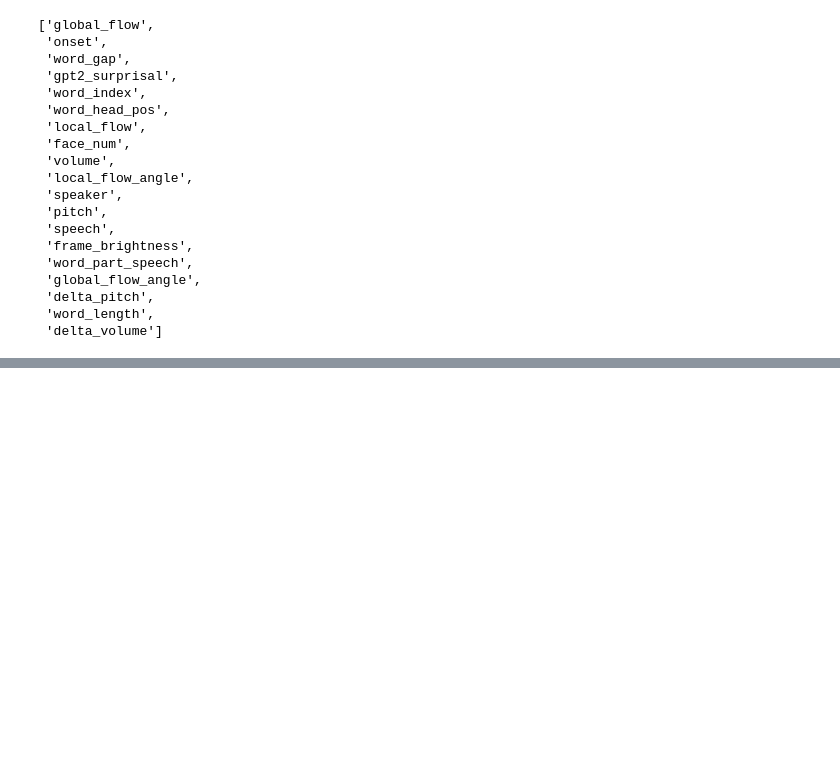
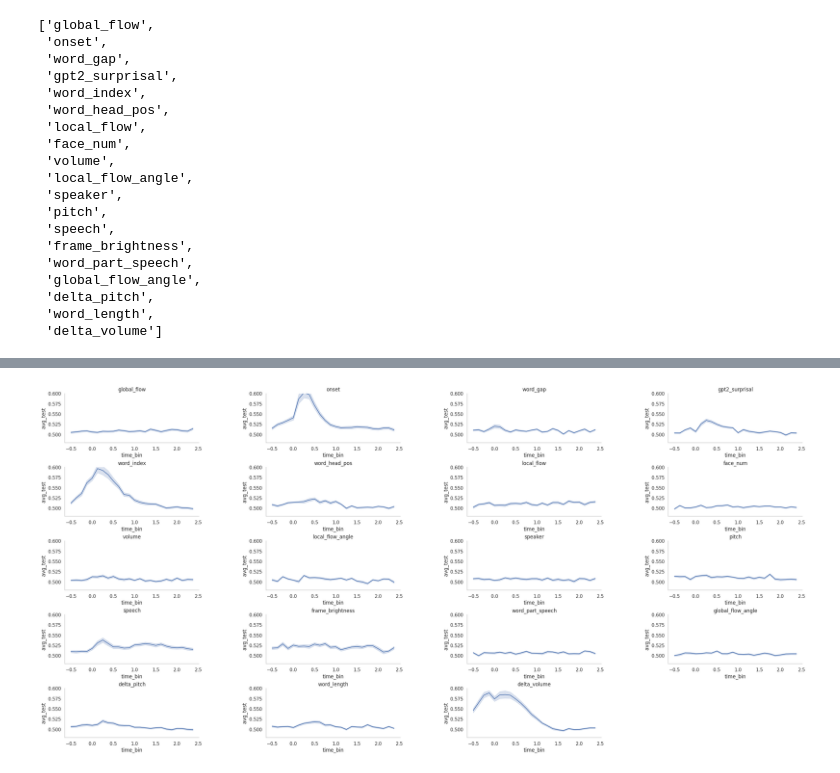
Before and after one commit to azaho/btbench, a Jupyter notebook: notebooks/plot_single_electrode_prototype.ipynb, the cells around one changed output, grey strips where cells are left out. Cells and saved outputs as stored; diff of their text form; code cells hidden in the pictures; blank space fills up the shorter version.

```diff
--- a/notebooks/plot_single_electrode_prototype.ipynb
+++ b/notebooks/plot_single_electrode_prototype.ipynb
@@ -215,0 +240,36 @@ for i in range(5):
+# %%
+fig = plt.figure(figsize=(32, 15))
+
+outer = gridspec.GridSpec(5, 4, wspace=0.5, hspace=0.5)
+
+# Loop through each subplot and add a simple plot or title
+for i in range(5):
+    for j in range(4):
+        # Index in outer grid
+        outer_idx = i * 4 + j
+
+        if i*4+j >= 19:
+            continue
+
+        ax = fig.add_subplot(outer[outer_idx])
+        task = tasks[i*4+j]
+
+        task_df = results_df[results_df.task==task].groupby("ID").mean()
+        good_elecs = task_df[task_df.avg_test>0.5].index
+
+        good_elecs = results_df[results_df.task==task].groupby("ID").mean().sort_values(by="avg_test")[-100:].index
+        time_df = results_df[(results_df.task==task) & (results_df.ID.isin(good_elecs))]
+#         time_df = results_df[(results_df.task==task)]
+
+        # sns.set(style="whitegrid")
+
+        # Create lineplot
+        sns.lineplot(data=time_df, x="time_bin", y="avg_test")
+        # plt.axis("off")  # disables the entire axis (spines, ticks, labels, etc.)
+        plt.grid(False)  # ensures grid lines are also off
+        ax.set_title(task)
+        sns.despine()
+        plt.ylim(0.48, 0.60)
+plt.tight_layout()
+# %% [output]
+[figure, added]
```
Also changed, not shown: parts of 7 cells of this notebook, 1 other file.
